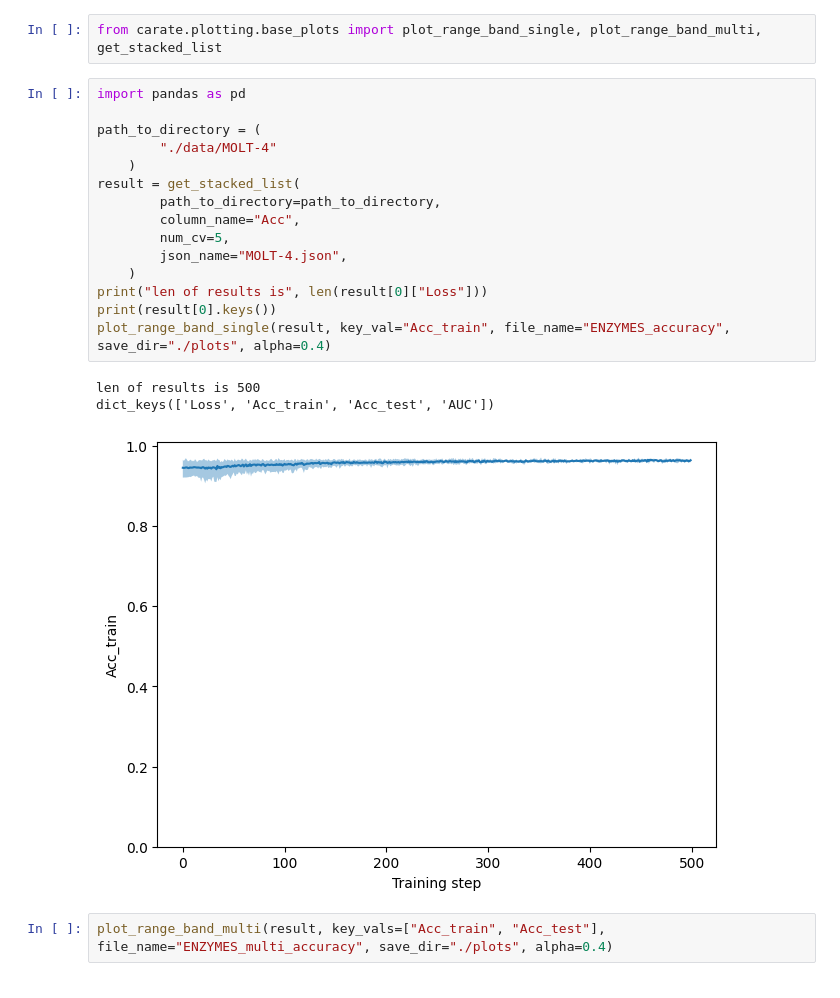
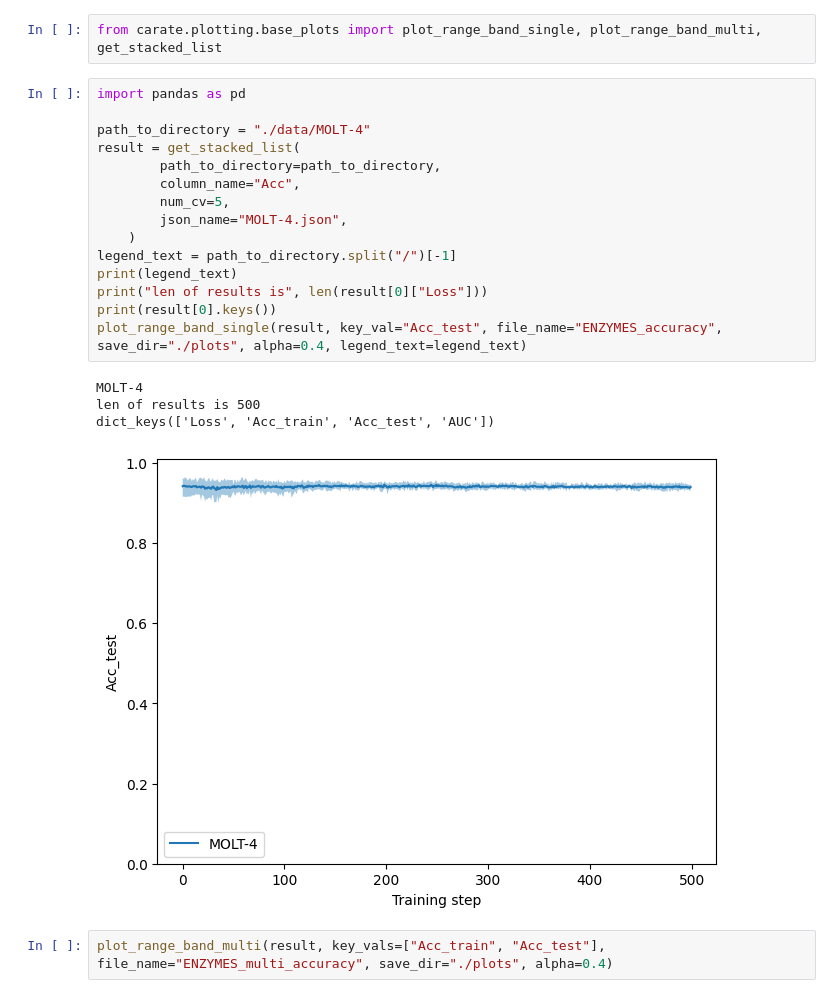
Before and after one commit to cap-jmk/carate-pwc, a Jupyter notebook: notebooks/Plotting.ipynb, the cells around one changed output. Saved outputs shown, nothing was run; the diff lists cells and outputs as text.

Commit message:
design plots for publication quality (supporting information)

```diff
--- a/notebooks/Plotting.ipynb
+++ b/notebooks/Plotting.ipynb
@@ -5,22 +5,23 @@ from carate.plotting.base_plots import plot_range_band_single, plot_range_band_m
 # %%
 import pandas as pd
 
-path_to_directory = (
-        "./data/MOLT-4"
-    )
+path_to_directory = "./data/MOLT-4"
 result = get_stacked_list(
         path_to_directory=path_to_directory,
         column_name="Acc",
         num_cv=5,
         json_name="MOLT-4.json",
     )
+legend_text = path_to_directory.split("/")[-1]
+print(legend_text)
 print("len of results is", len(result[0]["Loss"]))
 print(result[0].keys())
-plot_range_band_single(result, key_val="Acc_train", file_name="ENZYMES_accuracy", save_dir="./plots", alpha=0.4)
+plot_range_band_single(result, key_val="Acc_test", file_name="ENZYMES_accuracy", save_dir="./plots", alpha=0.4, legend_text=legend_text)
 # %% [output]
+MOLT-4
 len of results is 500
 dict_keys(['Loss', 'Acc_train', 'Acc_test', 'AUC'])
-[figure, old version]
+[figure, new version]
 # %%
 plot_range_band_multi(result, key_vals=["Acc_train", "Acc_test"], file_name="ENZYMES_multi_accuracy", save_dir="./plots", alpha=0.4)
 # %% [output]
```
Also changed, not shown: 5 other files.
